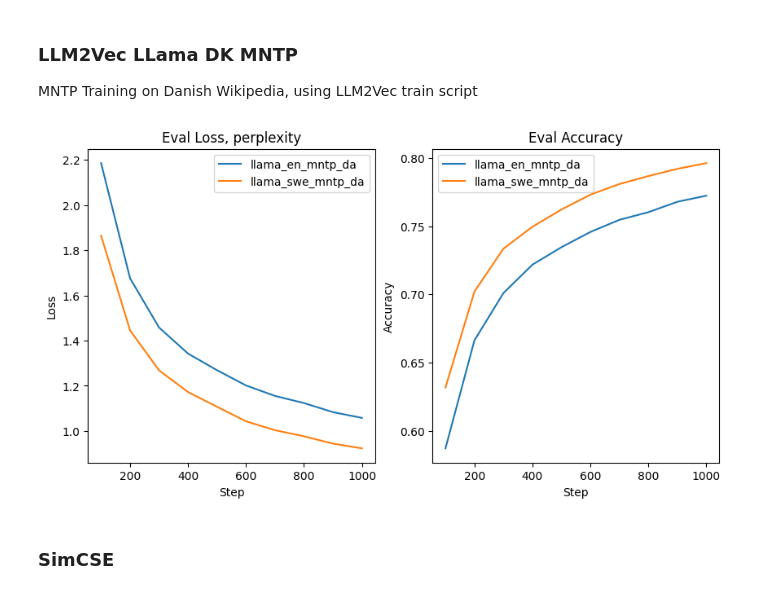
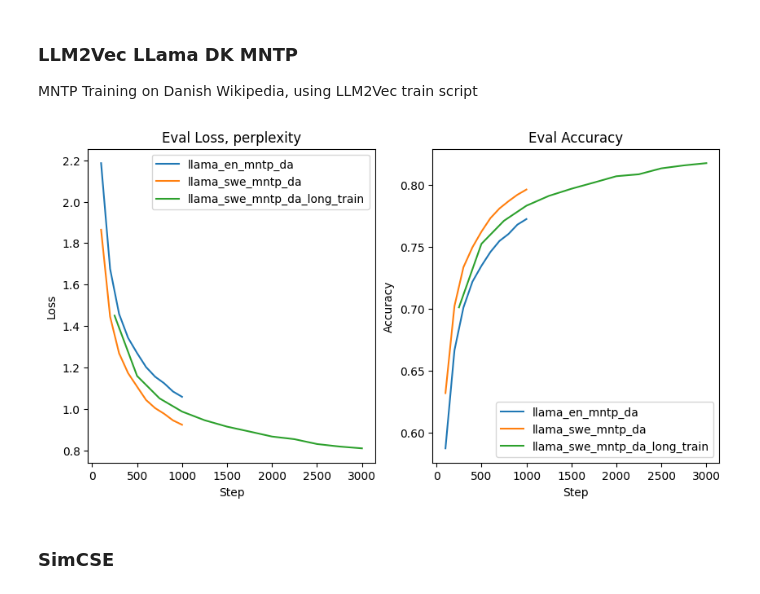
Before and after one commit to jalkestrup/dtu-deep-project, a Jupyter notebook: training_results/llm2vec_train_results.ipynb, the cells around one changed output. Saved outputs shown, nothing was run; the diff lists cells and outputs as text; code cells hidden in the pictures.

```diff
--- a/training_results/llm2vec_train_results.ipynb
+++ b/training_results/llm2vec_train_results.ipynb
@@ -281,31 +462,36 @@ import matplotlib.pyplot as plt
 eval_loss_llama_en = [log['eval_loss'] for log in llama_en_mntp_da['log_history'] if 'eval_loss' in log]
 eval_accuracy_llama_en = [log['eval_accuracy'] for log in llama_en_mntp_da['log_history'] if 'eval_accuracy' in log]
 step = [log['step'] for log in llama_en_mntp_da['log_history'] if 'eval_accuracy' in log]
+step_long_train = [log['step'] for log in llama_swe_mntp_da_long_train['log_history'] if 'eval_accuracy' in log]
 eval_loss_llama_swe = [log['eval_loss'] for log in llama_swe_mntp_da['log_history'] if 'eval_loss' in log]
 eval_accuracy_llama_swe = [log['eval_accuracy'] for log in llama_swe_mntp_da['log_history'] if 'eval_accuracy' in log]
+eval_loss_llama_swe_long_train = [log['eval_loss'] for log in llama_swe_mntp_da_long_train['log_history'] if 'eval_loss' in log]
+eval_accuracy_llama_swe_long_train = [log['eval_accuracy'] for log in llama_swe_mntp_da_long_train['log_history'] if 'eval_accuracy' in log]
 # %%
 #Create a subplot with 2 plots horizontally
 # In the one plot add the eval_loss for llama_en_mntp_da and llama_swe_mntp_da
 # In the other plot add the eval_accuracy for llama_en_mntp_da and llama_swe_mntp_da
 fig, axs = plt.subplots(1, 2, figsize=(10, 5))
 axs[0].plot(step, eval_loss_llama_en, label='llama_en_mntp_da')
 axs[0].plot(step, eval_loss_llama_swe, label='llama_swe_mntp_da')
+axs[0].plot(step_long_train, eval_loss_llama_swe_long_train, label='llama_swe_mntp_da_long_train')
 axs[0].set_title('Eval Loss, perplexity')
 axs[0].set_xlabel('Step')
 axs[0].set_ylabel('Loss')
 
 axs[1].plot(step, eval_accuracy_llama_en, label='llama_en_mntp_da')
 axs[1].plot(step, eval_accuracy_llama_swe, label='llama_swe_mntp_da')
+axs[1].plot(step_long_train, eval_accuracy_llama_swe_long_train, label='llama_swe_mntp_da_long_train')
 axs[1].set_title('Eval Accuracy')
 axs[1].set_xlabel('Step')
 axs[1].set_ylabel('Accuracy')
 
 #Add legends
 axs[0].legend()
 axs[1].legend()
 plt.show()
 # %% [output]
-[figure, old version]
+[figure, new version]
 # %% [markdown]
 ### SimCSE
 # %%
```
Also changed, not shown: parts of 1 cell of this notebook, 5 other files.
